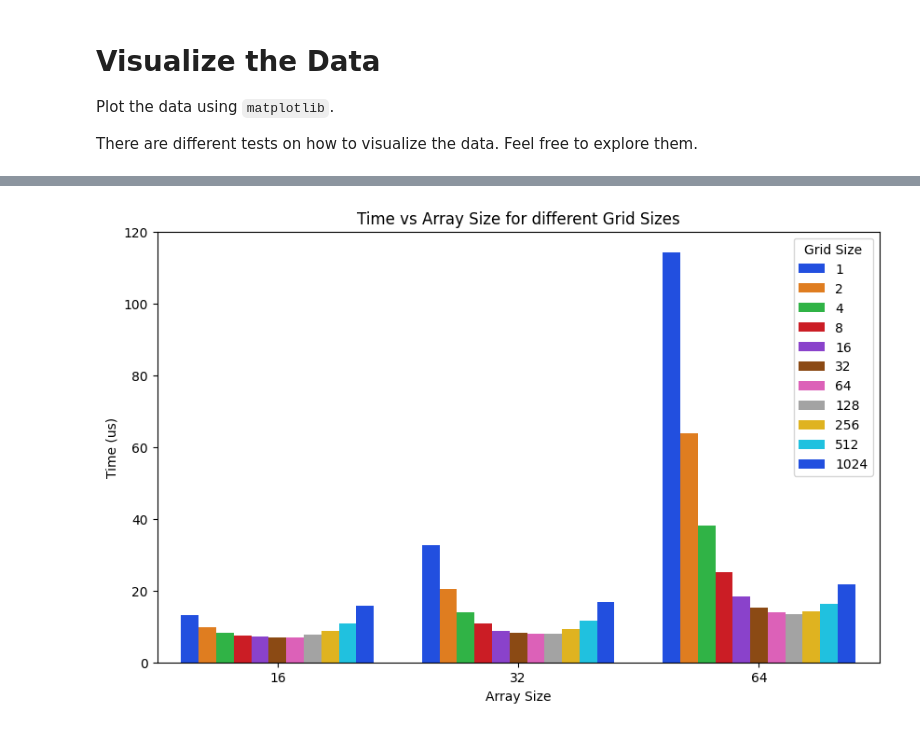
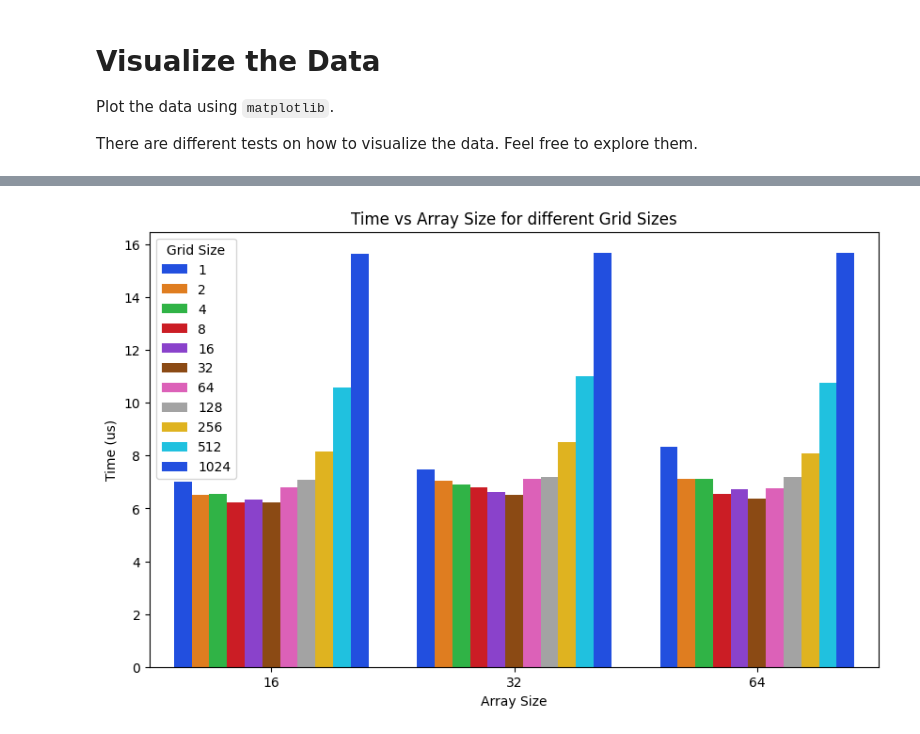
Before and after one commit to LBF38/ensta_cuda, a Jupyter notebook: src/cuda_analysis.ipynb, the cells around one changed output, grey strips where cells are left out. Drawn from its saved outputs; the diff is of its cells as text; code cells hidden in the pictures.

```diff
--- a/src/cuda_analysis.ipynb
+++ b/src/cuda_analysis.ipynb
@@ -15,8 +15,8 @@ Initialize the variables required for the program.
 
 **Set the log folder path to the location where the log files are stored.**
 # %%
-logs_directory = "../output_cuda/add_matrix_cuda/logs/"
-output_png = "add_matrix_cuda.png"
+logs_directory = "../output_cuda/mult_array_cuda/logs/"
+output_filename = "mult_array_cuda"
 
 log_files = glob.glob(os.path.join(logs_directory, "*.csv"))
 
@@ -137,26 +149,27 @@ Plotting the results...
 # %%
 import seaborn as sns
 import matplotlib.pyplot as plt
 
 filtered_data = mean_data[mean_data["Array Size"] <= 64]
 
-plt.figure(figsize=(10, 6))
+fig = plt.figure(figsize=(10, 6))
 sns.barplot(
     x="Array Size",
     y="GPU Sum",
     hue="Grid Size",
     data=filtered_data,
     palette="bright",
     errorbar=None,
 )
 
 plt.title("Time vs Array Size for different Grid Sizes")
 plt.xlabel("Array Size")
 plt.ylabel("Time (us)")
 
 plt.show()
+fig.savefig(f"{output_filename}_barplot_test.png")
 # %% [output]
-[figure, old version]
+[figure, new version]
 # %%
 fig, axs = plt.subplots(3, 1, figsize=(10, 18))
 
```
Also changed, not shown: parts of 9 cells of this notebook, 15 other files.
